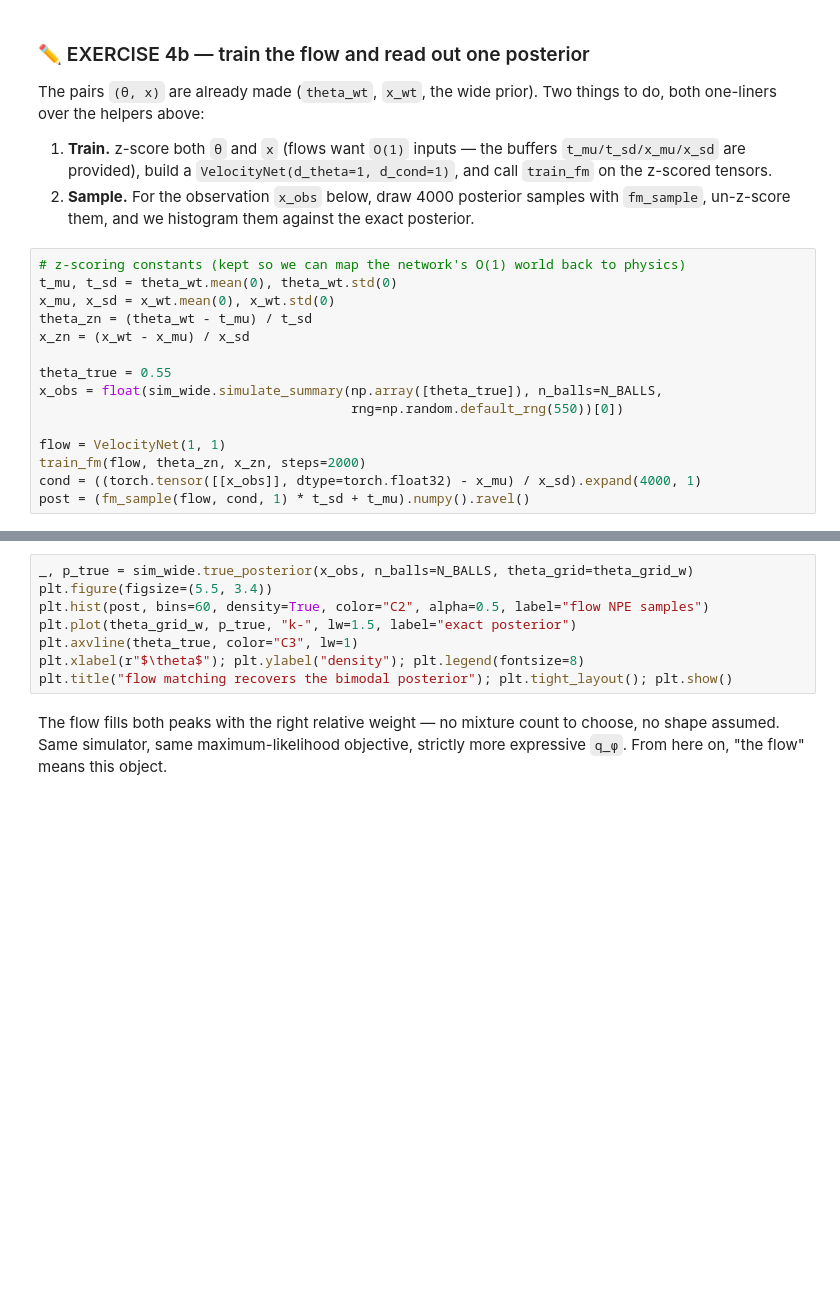
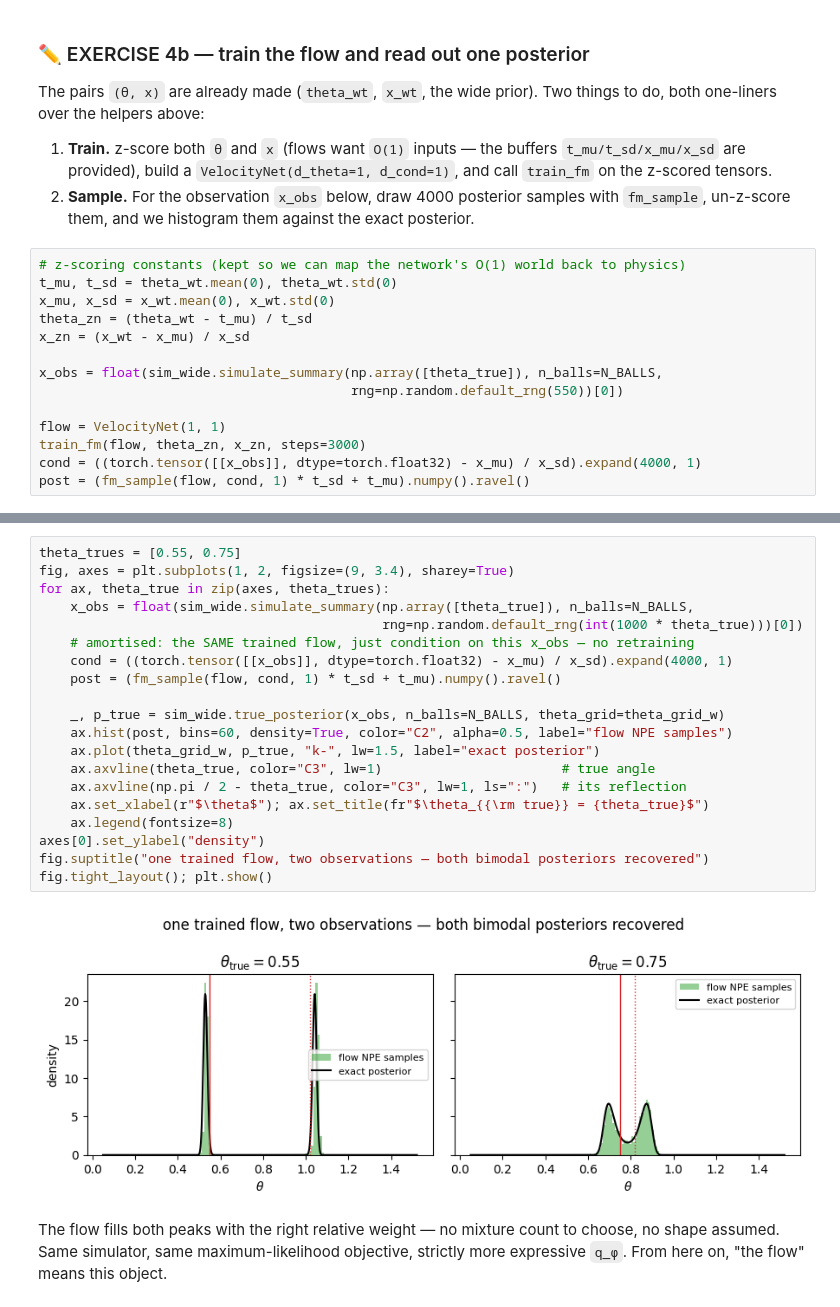
Before and after one commit to chreissel/sbi-tutorial-iaifi26, a Jupyter notebook: 01_sbi_foundations_solutions.ipynb, the cells around one changed output, grey strips where cells are left out. Drawn from its saved outputs; the diff is of its cells as text; blank space fills up the shorter version.

```diff
--- a/01_sbi_foundations_solutions.ipynb
+++ b/01_sbi_foundations_solutions.ipynb
@@ -449,11 +485,10 @@ x_mu, x_sd = x_wt.mean(0), x_wt.std(0)
 theta_zn = (theta_wt - t_mu) / t_sd
 x_zn = (x_wt - x_mu) / x_sd
 
-theta_true = 0.55
 x_obs = float(sim_wide.simulate_summary(np.array([theta_true]), n_balls=N_BALLS,
                                         rng=np.random.default_rng(550))[0])
 
 flow = VelocityNet(1, 1)
-train_fm(flow, theta_zn, x_zn, steps=2000)
+train_fm(flow, theta_zn, x_zn, steps=3000)
 cond = ((torch.tensor([[x_obs]], dtype=torch.float32) - x_mu) / x_sd).expand(4000, 1)
 post = (fm_sample(flow, cond, 1) * t_sd + t_mu).numpy().ravel()
@@ -460,11 +513,25 @@ post = (fm_sample(flow, cond, 1) * t_sd + t_mu).numpy().ravel()
 # %%
-_, p_true = sim_wide.true_posterior(x_obs, n_balls=N_BALLS, theta_grid=theta_grid_w)
-plt.figure(figsize=(5.5, 3.4))
-plt.hist(post, bins=60, density=True, color="C2", alpha=0.5, label="flow NPE samples")
-plt.plot(theta_grid_w, p_true, "k-", lw=1.5, label="exact posterior")
-plt.axvline(theta_true, color="C3", lw=1)
-plt.xlabel(r"$\theta$"); plt.ylabel("density"); plt.legend(fontsize=8)
-plt.title("flow matching recovers the bimodal posterior"); plt.tight_layout(); plt.show()
+theta_trues = [0.55, 0.75]
+fig, axes = plt.subplots(1, 2, figsize=(9, 3.4), sharey=True)
+for ax, theta_true in zip(axes, theta_trues):
+    x_obs = float(sim_wide.simulate_summary(np.array([theta_true]), n_balls=N_BALLS,
+                                            rng=np.random.default_rng(int(1000 * theta_true)))[0])
+    # amortised: the SAME trained flow, just condition on this x_obs — no retraining
+    cond = ((torch.tensor([[x_obs]], dtype=torch.float32) - x_mu) / x_sd).expand(4000, 1)
+    post = (fm_sample(flow, cond, 1) * t_sd + t_mu).numpy().ravel()
+
+    _, p_true = sim_wide.true_posterior(x_obs, n_balls=N_BALLS, theta_grid=theta_grid_w)
+    ax.hist(post, bins=60, density=True, color="C2", alpha=0.5, label="flow NPE samples")
+    ax.plot(theta_grid_w, p_true, "k-", lw=1.5, label="exact posterior")
+    ax.axvline(theta_true, color="C3", lw=1)                       # true angle
+    ax.axvline(np.pi / 2 - theta_true, color="C3", lw=1, ls=":")   # its reflection
+    ax.set_xlabel(r"$\theta$"); ax.set_title(fr"$\theta_{{\rm true}} = {theta_true}$")
+    ax.legend(fontsize=8)
+axes[0].set_ylabel("density")
+fig.suptitle("one trained flow, two observations — both bimodal posteriors recovered")
+fig.tight_layout(); plt.show()
+# %% [output]
+[figure, added]
 # %% [markdown]
 The flow fills both peaks with the right relative weight — no mixture count to
 choose, no shape assumed. Same simulator, same maximum-likelihood objective,
```
Also changed, not shown: parts of 20 cells of this notebook.
